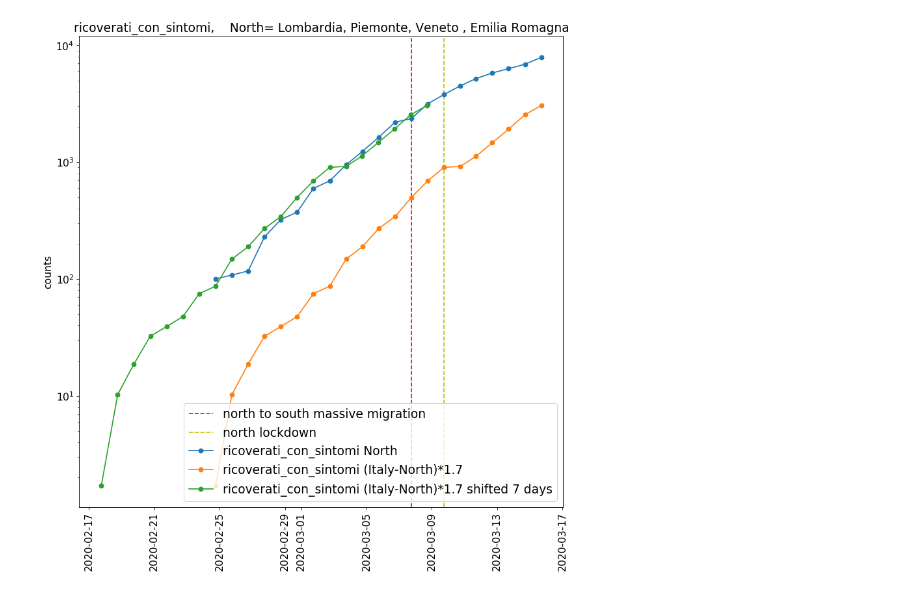
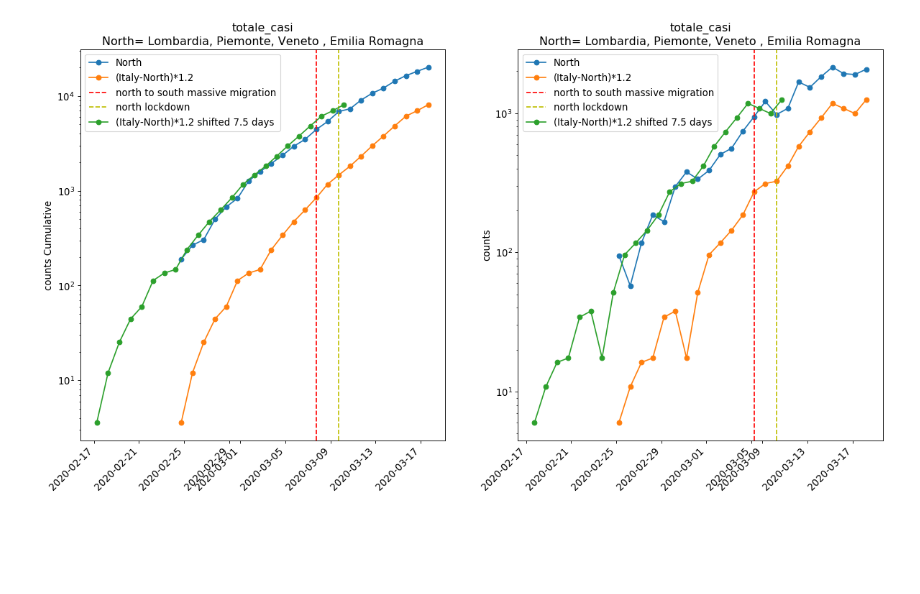
Before and after one commit to andreatramacere/covid19-analysis, a Jupyter notebook: covid_stat.ipynb, the cells around one changed output. Drawn from its saved outputs; the diff is of its cells as text; code cells hidden in the pictures; blank space fills up the shorter version.

```diff
--- a/covid_stat.ipynb
+++ b/covid_stat.ipynb
@@ -362,7 +406,7 @@ def do_analysis(model,data,t_start,t_stop,t_start_model,t_stop_model,name,do_plo
 
     model.nu_min=0
     model.nu_max=100
-    #Fix error on the last entry of the latest update of JH database
+
 
     fm=FitModel(analytical=model,name='test')
     bfm,mm=fit_SED(fm,data,nu_fit_start=t_start,nu_fit_stop=t_stop,minimizer='minuit',silent=True)
@@ -375,12 +419,12 @@ def do_analysis(model,data,t_start,t_stop,t_start_model,t_stop_model,name,do_plo
     bfm.fit_Model.show_best_fit_pars()
     if do_mcmc is True:
         mcmc=McmcSampler(bfm)
-        mcmc.run_sampler(nwalkers=150,burnin=10,steps=mcmc_steps,bound=3,bound_rel=True,walker_start_bound=0.001,threads=1)
+        mcmc.run_sampler(nwalkers=150,burnin=10,steps=mcmc_steps,bound=2,bound_rel=True,walker_start_bound=0.001,threads=1)
+        print('bounds',mcmc._bounds)
     else:
         mcmc = None
     if do_plot is True:
-        fig=plot_model(mcmc,bfm.fit_Model,data,t_start_model=t_start,t_stop_model= t_stop_model,label=name,size=100,mcmc_samples=100,title=title
-                      )
+        fig=plot_model(mcmc,bfm.fit_Model,data,t_start_model=t_start,t_stop_model= t_stop_model,label=name,size=100,mcmc_samples=100,title=title)
 
 
 
@@ -464,10 +546,12 @@ None
 # %%
 name='deceduti'
 data,df =get_data_protezione_civile(name,fake_error=False)
-lm=LogisticModel()
-bfm,mm,mcmc,data,fig=do_analysis(lm,data,t_start=0,t_stop=21.5,t_start_model=0,t_stop_model=30,name=name,mcmc_steps=500,title=' fonte dati https://github.com/pcm-dpc/COVID-19 %s  full data'%lm.name,do_mcmc=True)
+model=Gompertz()
+model.parameters.tau.val=3
+bfm,mm,mcmc,data,fig=do_analysis(model,data,t_start=0,t_stop=16.5,t_start_model=0,t_stop_model=30,name=name,mcmc_steps=500,title=' fonte dati https://github.com/pcm-dpc/COVID-19 %s  up to 9th March'%model.name,do_mcmc=True)
 f=mcmc.corner_plot(quantiles=(0.16,0.5,0.84))
-f.suptitle('Logistic Model, quantiles=%s  full data'%str((0.16,0.5,0.84)),y=1.01)
+f.suptitle('Exponential Model, quantiles=%s up to 9th March'%str((0.16,0.5,0.84)),y=1.01)
 plt.tight_layout()
-print(mm.show_report())
+#print(mm.show_report())
+print(np.sum(~np.isfinite(mcmc.samples_log_prob)))
 # %% [output]
@@ -499,9 +569,0 @@ None
-# %%
-name='deceduti'
-data,df =get_data_protezione_civile(name,fake_error=False)
-model=GrowthModel()
-bfm,mm,mcmc,data,fig=do_analysis(model,data,t_start=0,t_stop=21.5,t_start_model=0,t_stop_model=30,name=name,mcmc_steps=500,title=' fonte dati https://github.com/pcm-dpc/COVID-19 %s'%lm.name,do_mcmc=True)
-f=mcmc.corner_plot(quantiles=(0.16,0.5,0.84))
-f.suptitle('Logistic Model, quantiles=%s'%str((0.16,0.5,0.84)),y=1.01)
-plt.tight_layout()
-print(mm.show_report())
@@ -584,0 +570,3 @@ plot_ratio('deceduti',plot_vline=True)
+# %%
+def running_mean_uniform_filter1d(x, N):
+    return ndif.uniform_filter1d(x, N, mode='constant', origin=-(N//2))[:-(N-1)]
@@ -585,4 +653,4 @@ plot_ratio('deceduti',plot_vline=True)
 # %%
-plot_ratio(name='ricoverati_con_sintomi',plot_vline=True)
+plot_ratio(name='totale_casi',plot_vline=True,delta=7.5,po_ratio=1.2)
 # %% [output]
-[figure, old version]
+[figure, new version]
```
Also changed, not shown: parts of 31 cells of this notebook.
